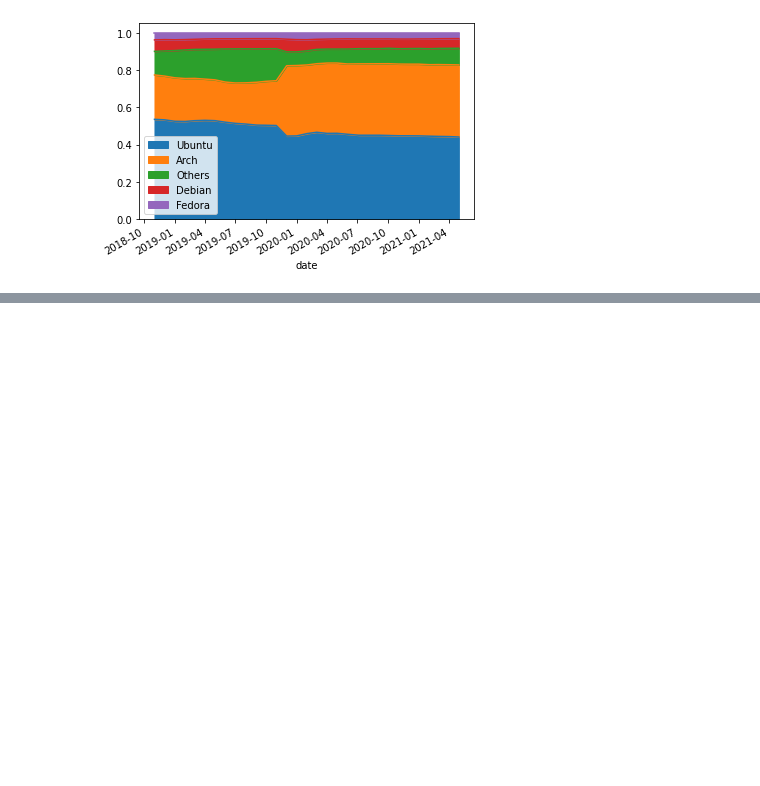
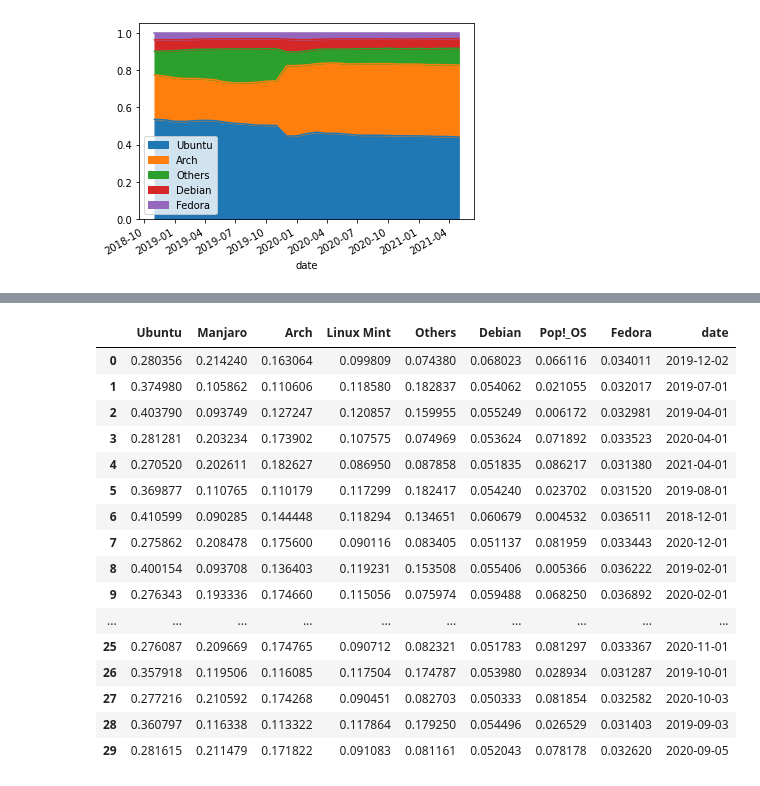
Before and after one commit to n0k0m3/Personal-Setup, a Jupyter notebook: ProtonDB_Analysis/Analysis of ProtonDB Linux Distribution.ipynb, the cells around one changed output, grey strips where cells are left out. Drawn from its saved outputs; the diff is of its cells as text; code cells hidden in the pictures; blank space fills up the shorter version.

```diff
--- a/ProtonDB_Analysis/Analysis of ProtonDB Linux Distribution.ipynb
+++ b/ProtonDB_Analysis/Analysis of ProtonDB Linux Distribution.ipynb
@@ -134,0 +155,20 @@ normalizedDataFrame_combined.plot.area(x="date",stacked=True)
+# %%
+normalizedDataFrame
+# %% [output]
+|  | Ubuntu | Manjaro | Arch | Linux Mint | Others | Debian | Pop!_OS | Fedora | date |
+| 0 | 0.280356 | 0.214240 | 0.163064 | 0.099809 | 0.074380 | 0.068023 | 0.066116 | 0.034011 | 2019-12-02 |
+| 1 | 0.374980 | 0.105862 | 0.110606 | 0.118580 | 0.182837 | 0.054062 | 0.021055 | 0.032017 | 2019-07-01 |
+| 2 | 0.403790 | 0.093749 | 0.127247 | 0.120857 | 0.159955 | 0.055249 | 0.006172 | 0.032981 | 2019-04-01 |
+| 3 | 0.281281 | 0.203234 | 0.173902 | 0.107575 | 0.074969 | 0.053624 | 0.071892 | 0.033523 | 2020-04-01 |
+| 4 | 0.270520 | 0.202611 | 0.182627 | 0.086950 | 0.087858 | 0.051835 | 0.086217 | 0.031380 | 2021-04-01 |
+| 5 | 0.369877 | 0.110765 | 0.110179 | 0.117299 | 0.182417 | 0.054240 | 0.023702 | 0.031520 | 2019-08-01 |
+| 6 | 0.410599 | 0.090285 | 0.144448 | 0.118294 | 0.134651 | 0.060679 | 0.004532 | 0.036511 | 2018-12-01 |
+| 7 | 0.275862 | 0.208478 | 0.175600 | 0.090116 | 0.083405 | 0.051137 | 0.081959 | 0.033443 | 2020-12-01 |
+| 8 | 0.400154 | 0.093708 | 0.136403 | 0.119231 | 0.153508 | 0.055406 | 0.005366 | 0.036222 | 2019-02-01 |
+| 9 | 0.276343 | 0.193336 | 0.174660 | 0.115056 | 0.075974 | 0.059488 | 0.068250 | 0.036892 | 2020-02-01 |
+| ... | ... | ... | ... | ... | ... | ... | ... | ... | ... |
+| 25 | 0.276087 | 0.209669 | 0.174765 | 0.090712 | 0.082321 | 0.051783 | 0.081297 | 0.033367 | 2020-11-01 |
+| 26 | 0.357918 | 0.119506 | 0.116085 | 0.117504 | 0.174787 | 0.053980 | 0.028934 | 0.031287 | 2019-10-01 |
+| 27 | 0.277216 | 0.210592 | 0.174268 | 0.090451 | 0.082703 | 0.050333 | 0.081854 | 0.032582 | 2020-10-03 |
+| 28 | 0.360797 | 0.116338 | 0.113322 | 0.117864 | 0.179250 | 0.054496 | 0.026529 | 0.031403 | 2019-09-03 |
+| 29 | 0.281615 | 0.211479 | 0.171822 | 0.091083 | 0.081161 | 0.052043 | 0.078178 | 0.032620 | 2020-09-05 |
```
Also changed, not shown: parts of 1 cell of this notebook, 1 other file.
